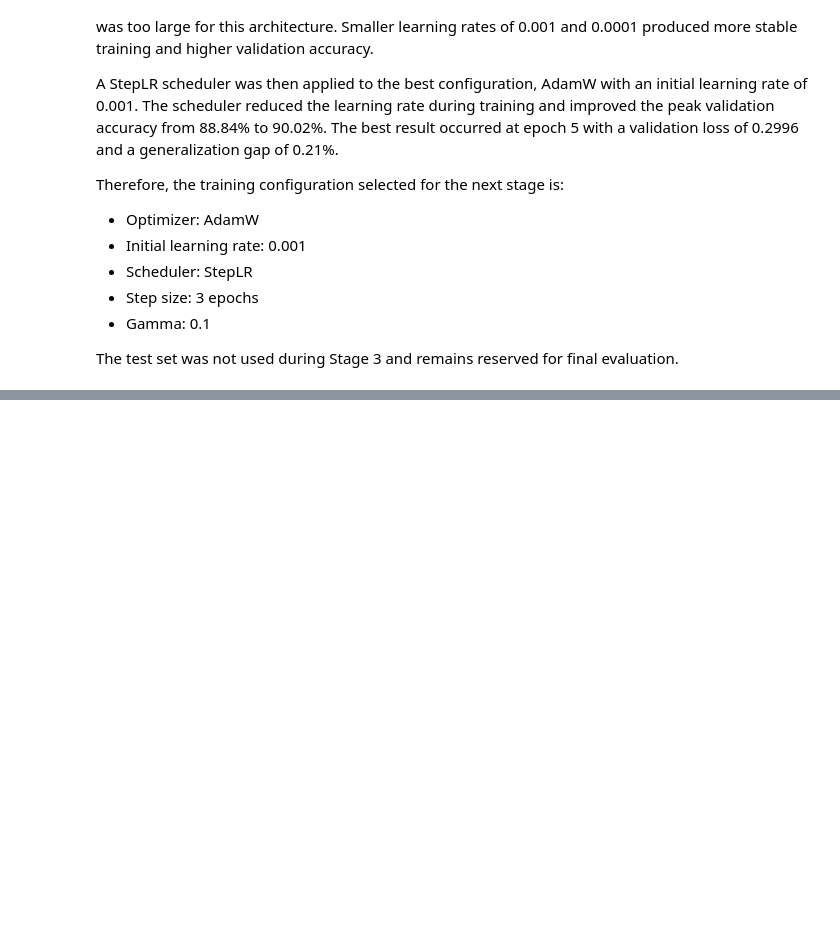
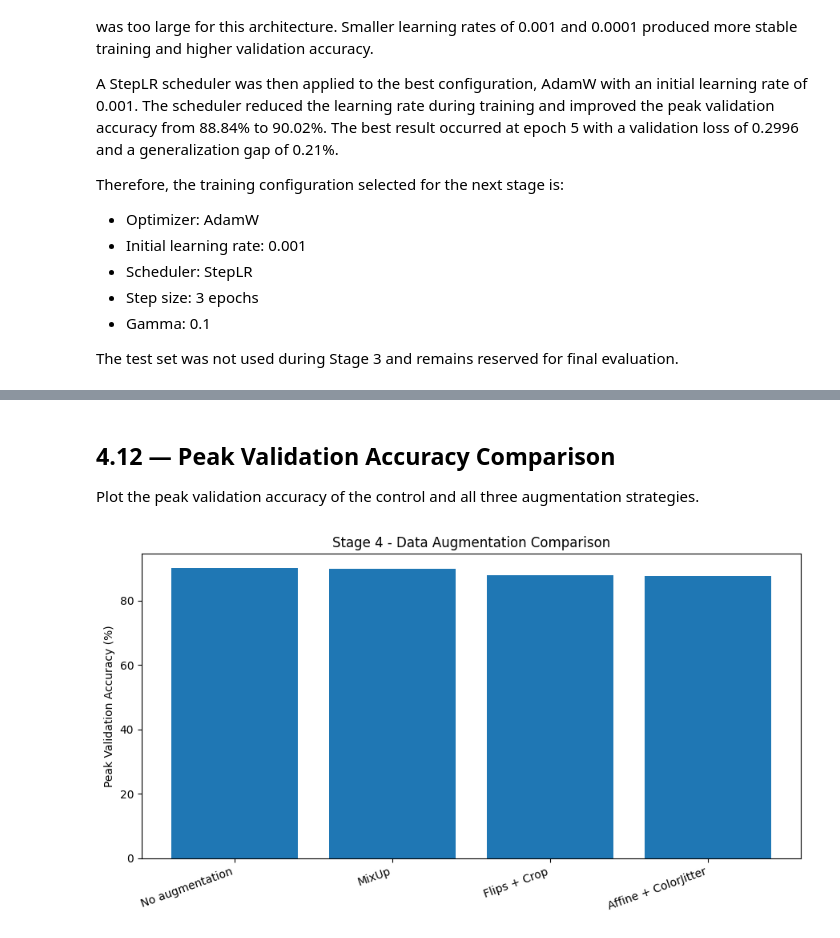
Before and after one commit to amarfarshoukh/EuroSAT_Project, a Jupyter notebook: notebooks/EuroSAT_Project.ipynb, the cells around one changed output, grey strips where cells are left out. Drawn from its saved outputs; the diff is of its cells as text; code cells hidden in the pictures; blank space fills up the shorter version.

Commit message:
Stage 4 done

```diff
--- a/notebooks/EuroSAT_Project.ipynb
+++ b/notebooks/EuroSAT_Project.ipynb
@@ -2046,0 +2579,9 @@ The test set was not used during Stage 3 and remains reserved for final evaluati
+# %%
+result, history = run_stage4_experiment(
+    'Affine + ColorJitter',
+    affine_color_train_dataset,
+    'stage4_affine_colorjitter.pth'
+)
+
+stage4_results.append(result)
+stage4_histories['Affine + ColorJitter'] = history
@@ -2046,0 +2602,14 @@ The test set was not used during Stage 3 and remains reserved for final evaluati
+# %%
+result, history = run_stage4_experiment(
+    'MixUp',
+    clean_train_dataset,
+    'stage4_mixup.pth',
+    use_mixup=True
+)
+
+stage4_results.append(result)
+stage4_histories['MixUp'] = history
+
+print("===================================")
+print("STAGE 4 TRAINING FINISHED")
+print("===================================")
@@ -2046,0 +2670,28 @@ The test set was not used during Stage 3 and remains reserved for final evaluati
+# %% [markdown]
+## 4.12 — Peak Validation Accuracy Comparison
+
+Plot the peak validation accuracy of the control and all three augmentation strategies.
+# %%
+stage4_labels = stage4_table[
+    'Augmentation'
+]
+
+plt.figure(figsize=(9, 5))
+
+plt.bar(
+    stage4_labels,
+    stage4_table['Peak Val Accuracy (%)']
+)
+
+plt.xticks(
+    rotation=20,
+    ha='right'
+)
+
+plt.ylabel('Peak Validation Accuracy (%)')
+plt.title('Stage 4 - Data Augmentation Comparison')
+
+plt.tight_layout()
+plt.show()
+# %% [output]
+[figure, added]
```
Also changed, not shown: parts of 28 cells of this notebook, 2 other files.
